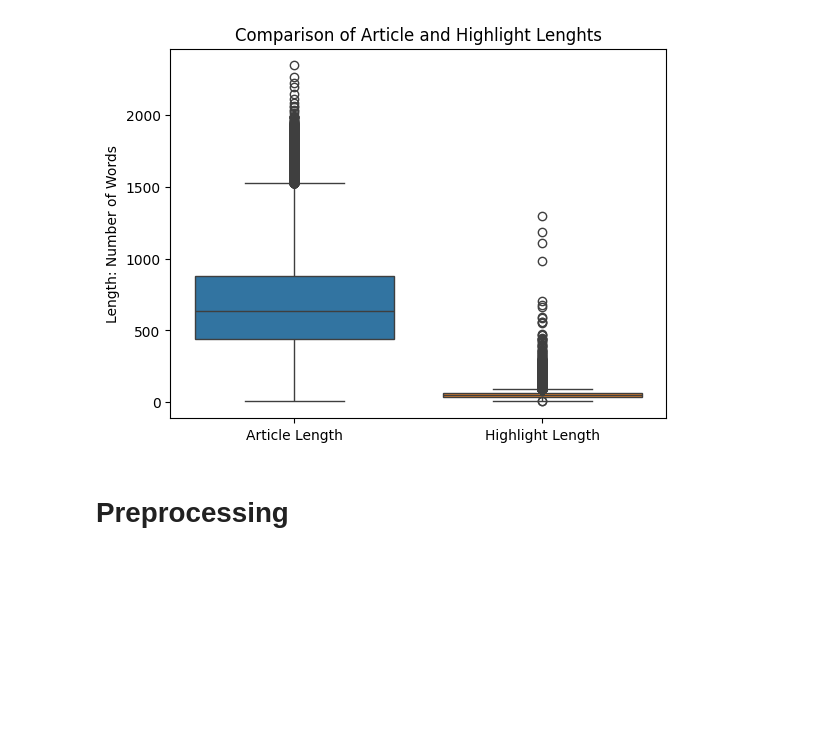
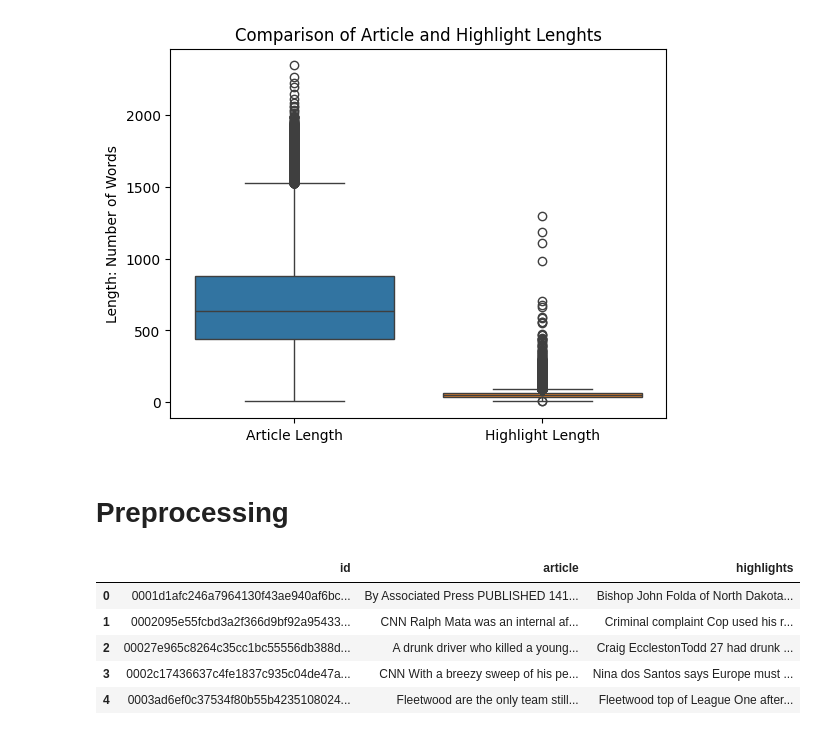
Before and after one commit to dallasgere/news_summarizer, a Jupyter notebook: src/news_summarizer.ipynb, the cells around one changed output. Drawn from its saved outputs; the diff is of its cells as text; code cells hidden in the pictures; blank space fills up the shorter version.

Commit message:
data preprocessing steps on their way

```diff
--- a/src/news_summarizer.ipynb
+++ b/src/news_summarizer.ipynb
@@ -70,9 +73,25 @@ def remove_non_alphanumeric(text: str) -> str:
 # %%
 """
 Removing non alphanumeric characters from articles and highlights.
-
-On our current dataset this took 1 min 8 seconds so we may look for ways to speed it up
 """
 
-df["article"] = df["article"].apply(remove_non_alphanumeric)
-df["highlights"] = df["highlights"].apply(remove_non_alphanumeric)
+# this method took 1 min 8 seconds
+# df["article"] = df["article"].apply(remove_non_alphanumeric)
+# df["highlights"] = df["highlights"].apply(remove_non_alphanumeric)
+
+# this took 12.6 seconds, definitely use this
+df["article"] = df["article"].str.replace(r"[^a-zA-Z0-9\s]", "", regex=True)
+df["highlights"] = df["highlights"].str.replace(r"[^a-zA-Z0-9\s]", "", regex=True)
+# %%
+"""
+getting quick glimpse at the data
+"""
+
+df.head()
+# %% [output]
+|  | id | article | highlights |
+| 0 | 0001d1afc246a7964130f43ae940af6bc... | By Associated Press PUBLISHED 141... | Bishop John Folda of North Dakota... |
+| 1 | 0002095e55fcbd3a2f366d9bf92a95433... | CNN Ralph Mata was an internal af... | Criminal complaint Cop used his r... |
+| 2 | 00027e965c8264c35cc1bc55556db388d... | A drunk driver who killed a young... | Craig EcclestonTodd 27 had drunk ... |
+| 3 | 0002c17436637c4fe1837c935c04de47a... | CNN With a breezy sweep of his pe... | Nina dos Santos says Europe must ... |
+| 4 | 0003ad6ef0c37534f80b55b4235108024... | Fleetwood are the only team still... | Fleetwood top of League One after... |
```
Also changed, not shown: parts of 4 cells of this notebook.
